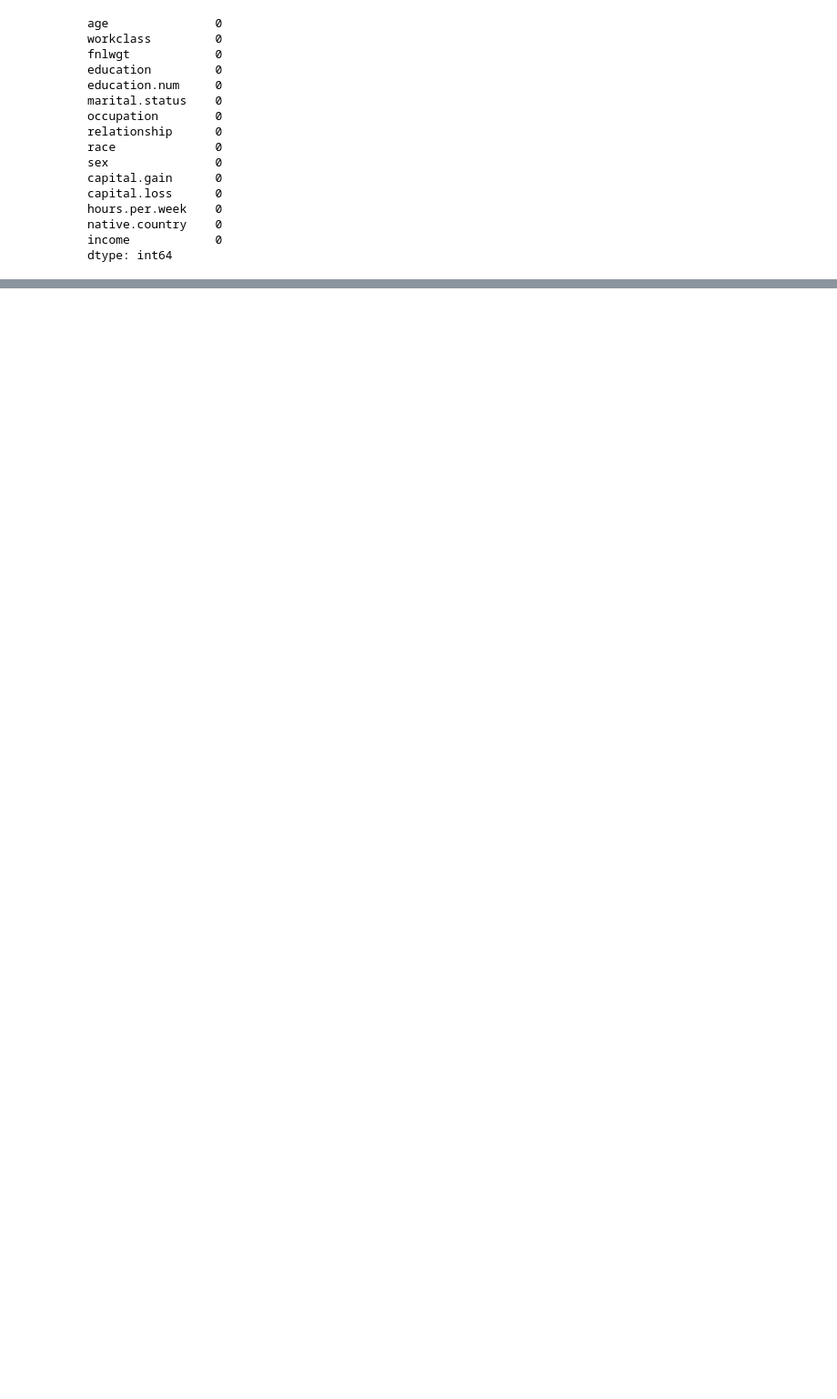
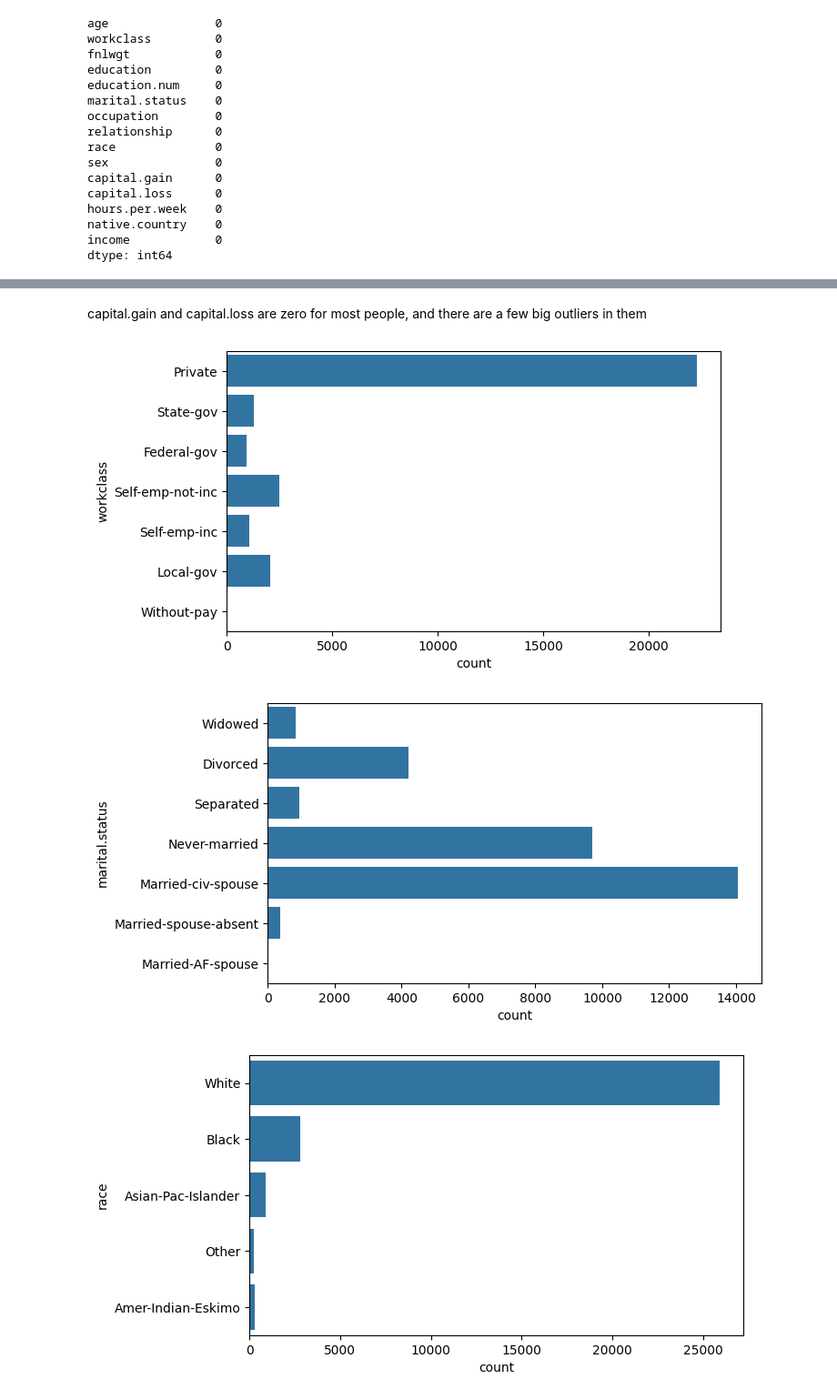
Before and after one commit to pushkarupadhyay587-a11y/Probation-Project-26, a Jupyter notebook: pushkar-task9/eda.ipynb, the cells around one changed output, grey strips where cells are left out. Shown at 91% size. Cells and saved outputs as stored; diff of their text form; code cells hidden in the pictures; blank space fills up the shorter version.

```diff
--- a/pushkar-task9/eda.ipynb
+++ b/pushkar-task9/eda.ipynb
@@ -42,3 +53,5 @@ memory usage: 6.2 MB
+# %%
+df = df.drop_duplicates()
 # %%
 df.isna().sum()
 # %% [output]
@@ -82,0 +393,11 @@ See https://pandas.pydata.org/docs/user_guide/migration-3-strings.html#string-mi
+# %% [markdown]
+capital.gain and capital.loss are zero for most people, and there are a few big outliers in them
+# %%
+for c in ["workclass", "marital.status", "race", "sex", "income"]:
+    plt.figure(figsize=(7, 4))
+    sns.countplot(df[c])
+    plt.show()
+# %% [output]
+[figure, added]
+[figure, added]
+[figure, added]
```
Also changed, not shown: parts of 106 cells of this notebook, 6 other files.
